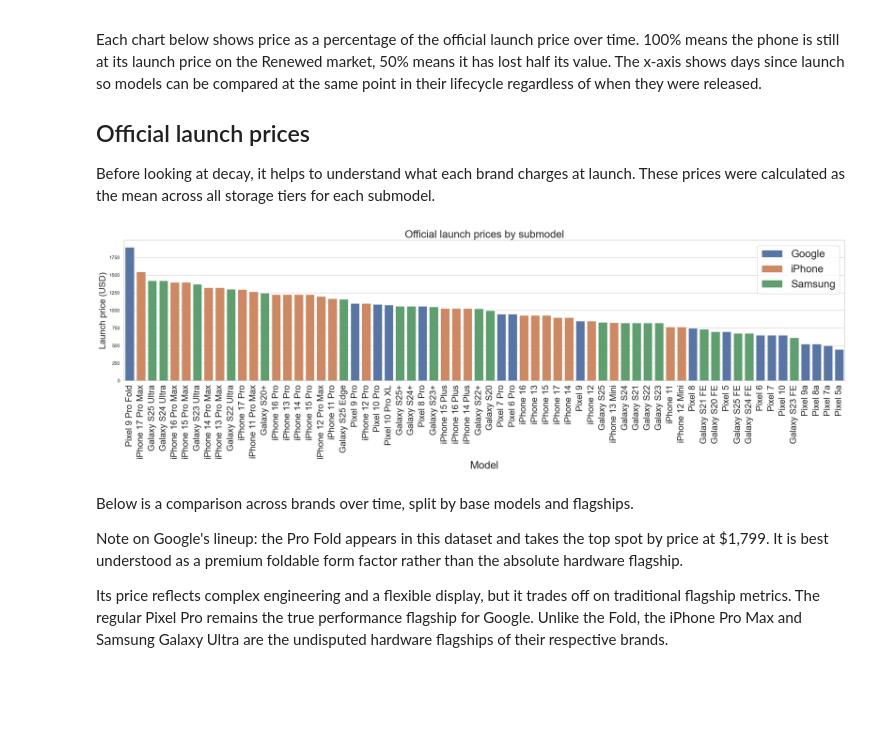
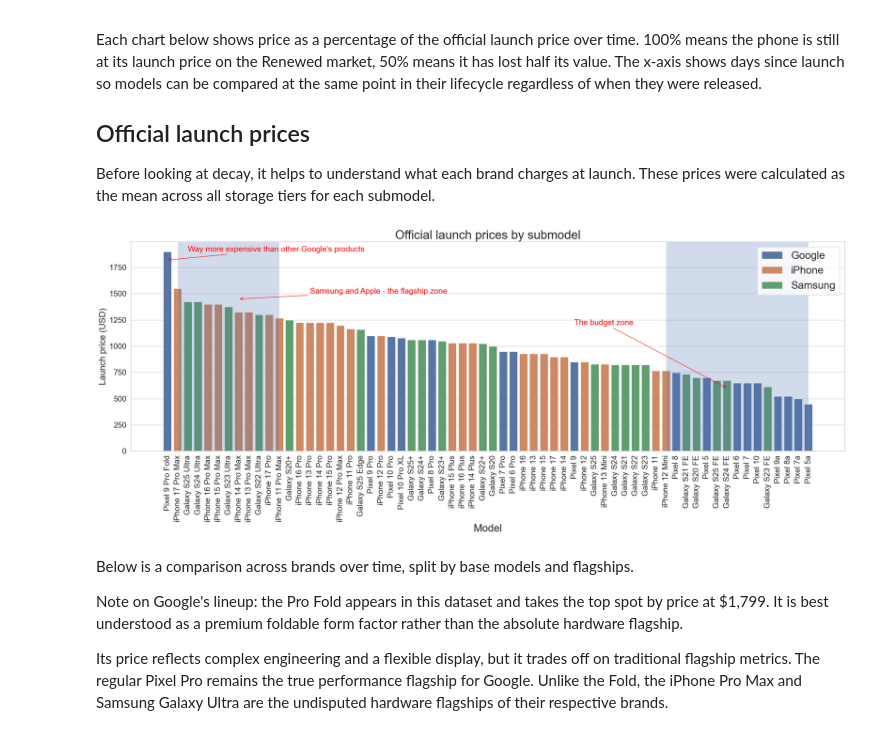
Before and after one commit to ady7ady7/python_agentic_learning, a Jupyter notebook: project1_phones_sales_analytics/notebooks/08_final_project_sns.ipynb, the cells around one changed output. Saved outputs shown, nothing was run; the diff lists cells and outputs as text; code cells hidden in the pictures; blank space fills up the shorter version.

Commit message:
Week 7 Day 5: sales and price annotations added, chart visibility improved

```diff
--- a/project1_phones_sales_analytics/notebooks/08_final_project_sns.ipynb
+++ b/project1_phones_sales_analytics/notebooks/08_final_project_sns.ipynb
@@ -350,34 +350,78 @@ Before looking at decay, it helps to understand what each brand charges at launc
 # %%
 gen_lookup = df[['submodel_name', 'generation_name', 'brand']].drop_duplicates()
 launch_ref = original_launch_ref.copy().merge(gen_lookup, on='submodel_name', how='left')
 
 #Here I'm also adding the tier as it will be used later
 #By tier I mean Base (as in base iPhone 11, Samsung Galaxy S23 etc.), Pro, Pro Max, +, Ultra etc.
 launch_ref['tier'] = launch_ref.apply(
     lambda row: row['submodel_name'].replace(str(row['generation_name']), '').strip(), axis=1)
 launch_ref['tier'] = launch_ref['tier'].replace('', 'Base')
 
 #converting the date to a pandas datetime format
 launch_ref['official_premiere_date'] = pd.to_datetime(launch_ref['official_premiere_date'])
 
 #brand name fix for Pixel and Galaxy
 launch_ref['brand'] = launch_ref['submodel_name'].str.split().str[0].replace(
     ['Pixel', 'Galaxy'], ['Google', 'Samsung'])
 
 #sorting values based on their launch price in USD
 launch_ref = launch_ref.sort_values('official_launch_price', ascending=False)
 
-plt.subplots(figsize=(24, 8))
+plt.subplots(figsize=(24, 10))
 sns.barplot(data=launch_ref, x='submodel_name', y='official_launch_price', hue='brand')
 plt.legend(loc='upper right', fontsize = 24)
-plt.xticks(rotation = 90, fontsize = 20)
+plt.xticks(rotation = 90, fontsize = 18),
+plt.yticks(fontsize = 18)
 plt.xlabel('Model', fontsize = 24)
 plt.ylabel('Launch price (USD)', fontsize = 20)
-plt.title('Official launch prices by submodel', fontsize = 24)
+plt.title('Official launch prices by submodel', fontsize = 28)
+
+plt.annotate(
+    text = 'Way more expensive than other Google\'s products',
+    xy = (0, 1820),
+    xytext = (2, 1900),
+    fontsize = 18,
+    color = 'red',
+    arrowprops = dict(arrowstyle = '->', color = 'red')
+)
+
+plt.axvspan(
+    xmin = 49,
+    xmax = 63,
+    alpha = 0.25
+)
+
+plt.annotate(
+    text = 'The budget zone',
+    xy = (55, 600),
+    xytext = (40, 1200),
+    fontsize = 18,
+    color = 'red',
+    arrowprops = dict(arrowstyle = '->', color = 'red')
+)
+
+plt.axvspan(
+    xmin = 1,
+    xmax = 11,
+    alpha = 0.25
+)
+
+
+plt.annotate(
+    text = 'Samsung and Apple - the flagship zone',
+    xy = (7, 1450),
+    xytext = (14, 1500),
+    fontsize = 18,
+    color = 'red',
+    arrowprops = dict(arrowstyle = '->', color = 'red')
+)
+
+
+
 plt.tight_layout()
 plt.show()
 # %% [output]
-[figure, old version]
+[figure, new version]
 # %% [markdown]
 Below is a comparison across brands over time, split by base models and flagships.
 
```
Also changed, not shown: parts of 5 cells of this notebook, 2 other files.
